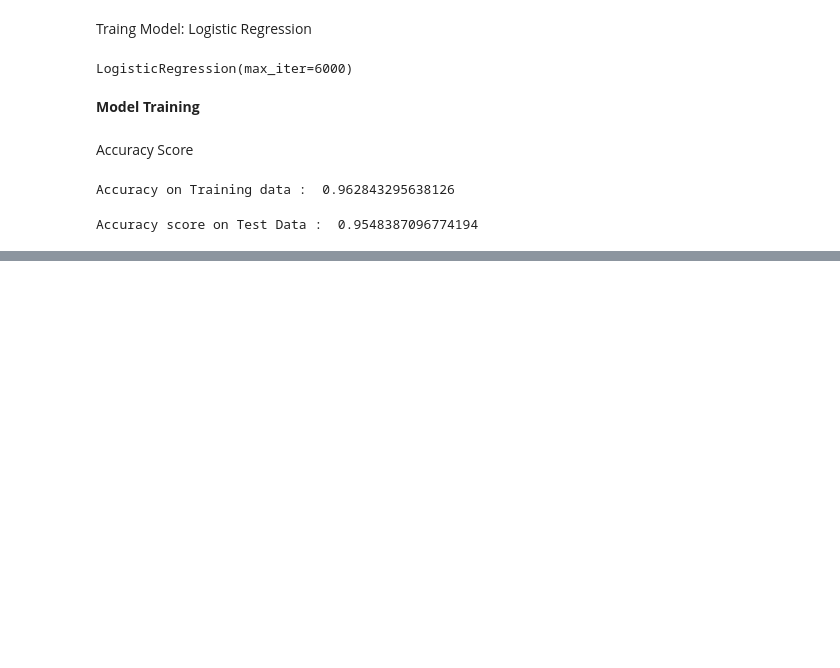
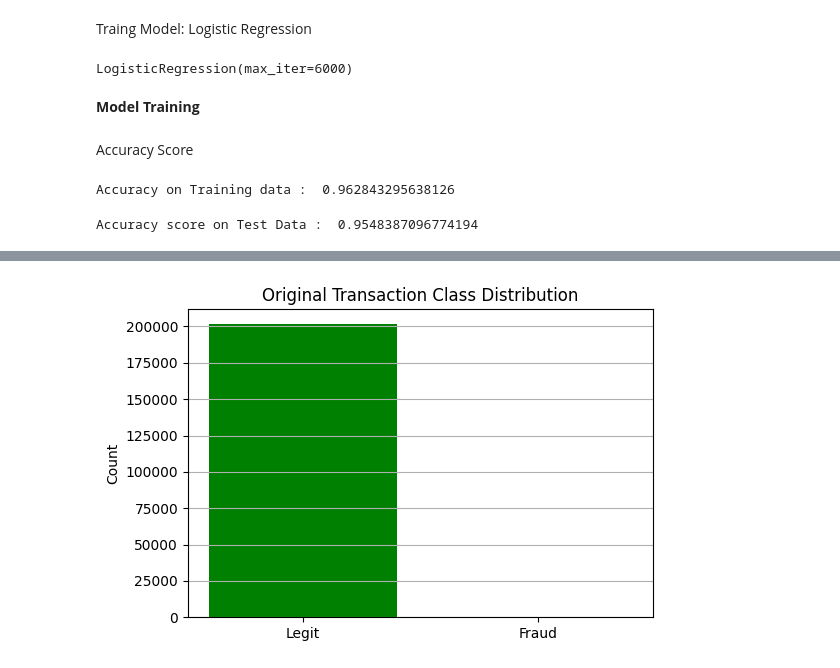
Before and after one commit to nav-1706/credit_card_fraud_detection, a Jupyter notebook: Credit_card.ipynb, the cells around one changed output, grey strips where cells are left out. Saved outputs shown, nothing was run; the diff lists cells and outputs as text; code cells hidden in the pictures; blank space fills up the shorter version.

```diff
--- a/Credit_card.ipynb
+++ b/Credit_card.ipynb
@@ -367,0 +409,15 @@ Accuracy score on Test Data :  0.9548387096774194
+# %%
+# CLASS DISTRIBUTION BAR CHART
+"""
+Visualizes how imbalanced the original dataset was.
+This explains why we performed under-sampling.
+"""
+counts = credit_card_data['Class'].value_counts()
+plt.figure(figsize=(6,4))
+plt.bar(['Legit', 'Fraud'], counts, color=['green', 'red'])
+plt.title("Original Transaction Class Distribution")
+plt.ylabel("Count")
+plt.grid(axis='y')
+plt.show()
+# %% [output]
+[figure, added]
```
Also changed, not shown: parts of 3 cells of this notebook, 2 other files.
